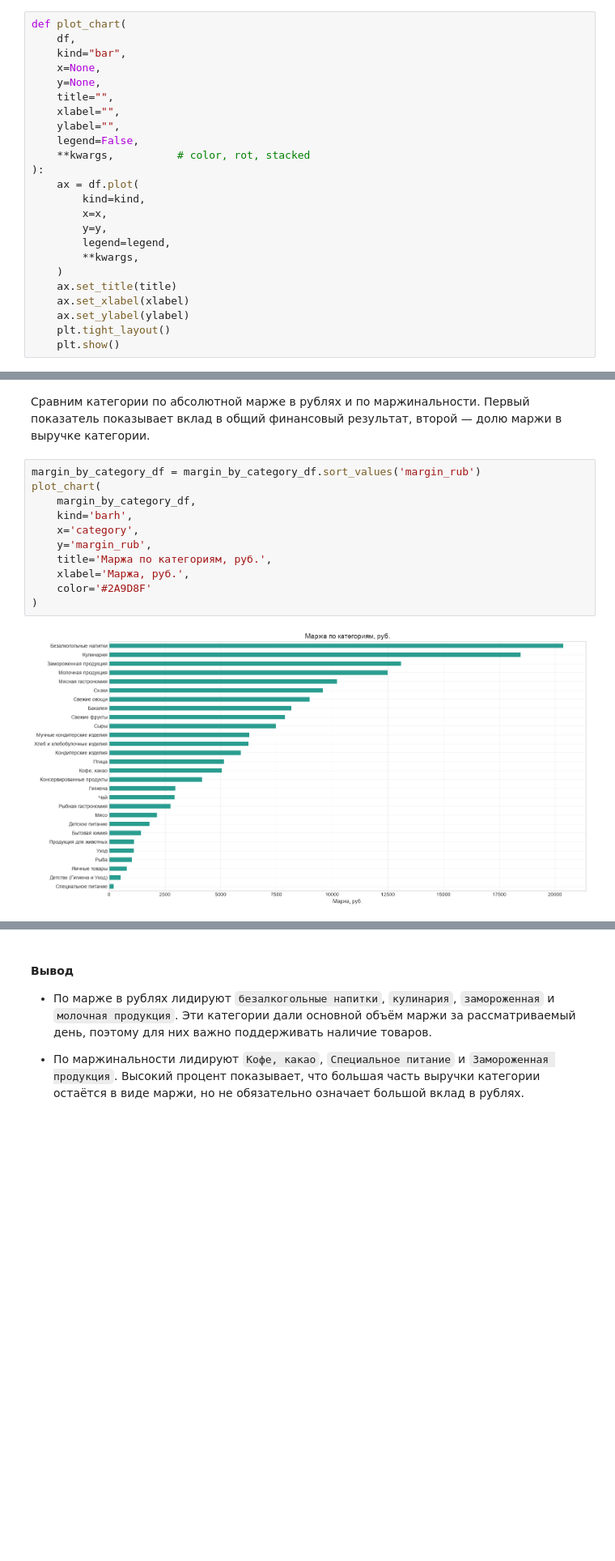
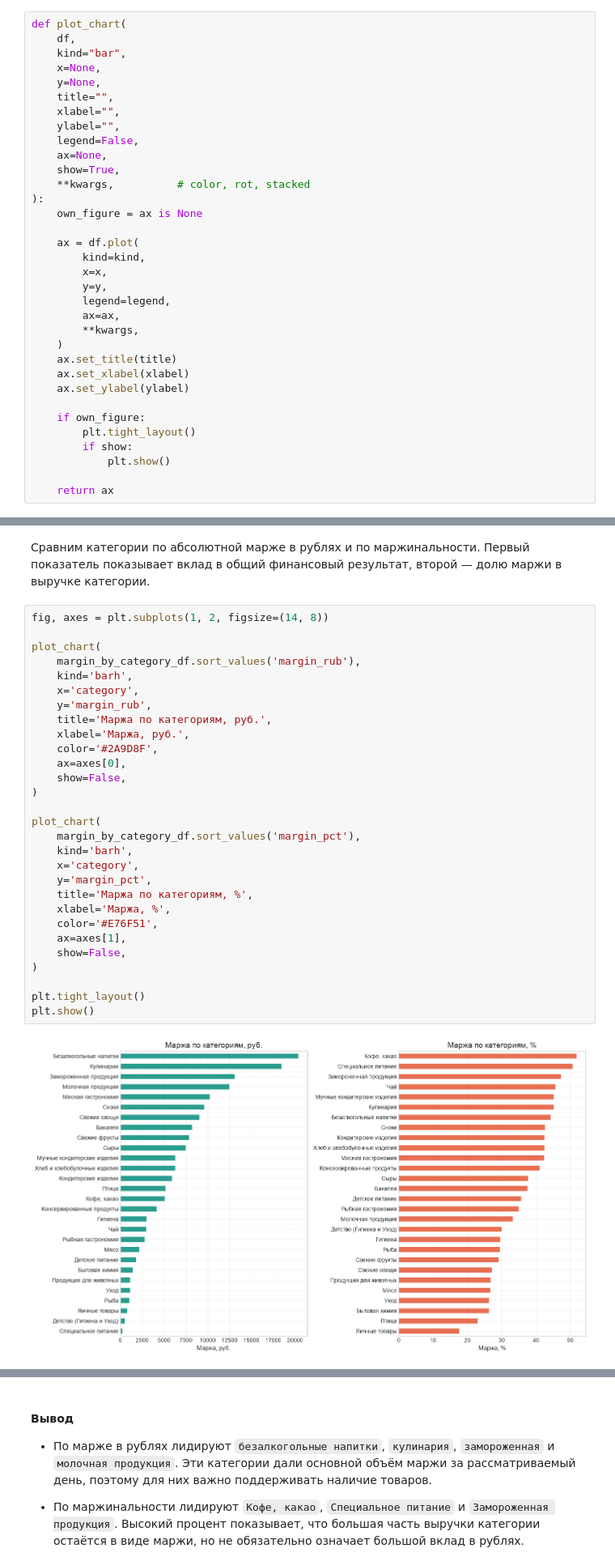
Before and after one commit to artkriukov/portfolio, a Jupyter notebook: grocery-category-analytics/grocery-category-analytics.ipynb, the cells around one changed output, grey strips where cells are left out. Shown at 81% size. Drawn from its saved outputs; the diff is of its cells as text; blank space fills up the shorter version.

```diff
--- a/grocery-category-analytics/grocery-category-analytics.ipynb
+++ b/grocery-category-analytics/grocery-category-analytics.ipynb
@@ -197,20 +198,30 @@ def plot_chart(
     xlabel="",
     ylabel="",
     legend=False,
+    ax=None,
+    show=True,
     **kwargs,          # color, rot, stacked
 ):
+    own_figure = ax is None
+
     ax = df.plot(
         kind=kind,
         x=x,
         y=y,
         legend=legend,
+        ax=ax,
         **kwargs,
     )
     ax.set_title(title)
     ax.set_xlabel(xlabel)
     ax.set_ylabel(ylabel)
-    plt.tight_layout()
-    plt.show()
+
+    if own_figure:
+        plt.tight_layout()
+        if show:
+            plt.show()
+
+    return ax
 # %% [markdown]
 ### 1. Категории товаров с наибольшим объёмом продаж
 # %%
@@ -423,15 +447,33 @@ margin_by_category_df.head()
 # %% [markdown]
 Сравним категории по абсолютной марже в рублях и по маржинальности. Первый показатель показывает вклад в общий финансовый результат, второй — долю маржи в выручке категории.
 # %%
-margin_by_category_df = margin_by_category_df.sort_values('margin_rub')
+fig, axes = plt.subplots(1, 2, figsize=(14, 8))
+
 plot_chart(
-    margin_by_category_df,
+    margin_by_category_df.sort_values('margin_rub'),
     kind='barh',
     x='category',
     y='margin_rub',
     title='Маржа по категориям, руб.',
     xlabel='Маржа, руб.',
-    color='#2A9D8F'
+    color='#2A9D8F',
+    ax=axes[0],
+    show=False,
 )
+
+plot_chart(
+    margin_by_category_df.sort_values('margin_pct'),
+    kind='barh',
+    x='category',
+    y='margin_pct',
+    title='Маржа по категориям, %',
+    xlabel='Маржа, %',
+    color='#E76F51',
+    ax=axes[1],
+    show=False,
+)
+
+plt.tight_layout()
+plt.show()
 # %% [output]
-[figure, old version]
+[figure, new version]
```
Also changed, not shown: parts of 30 cells of this notebook, 1 other file.
